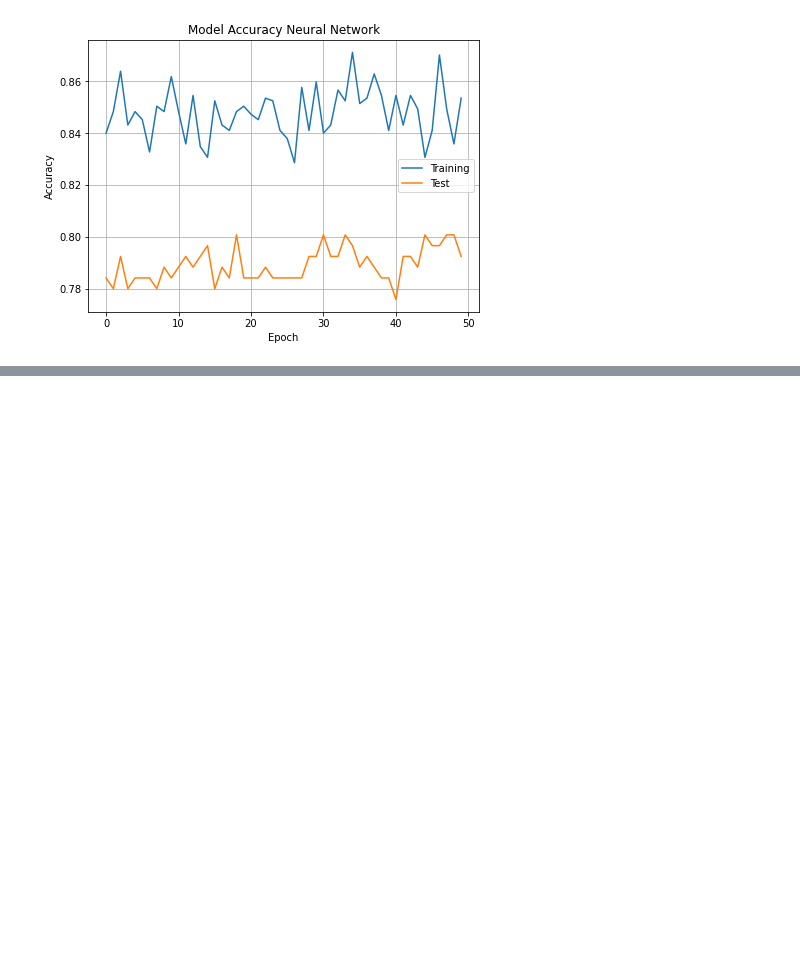
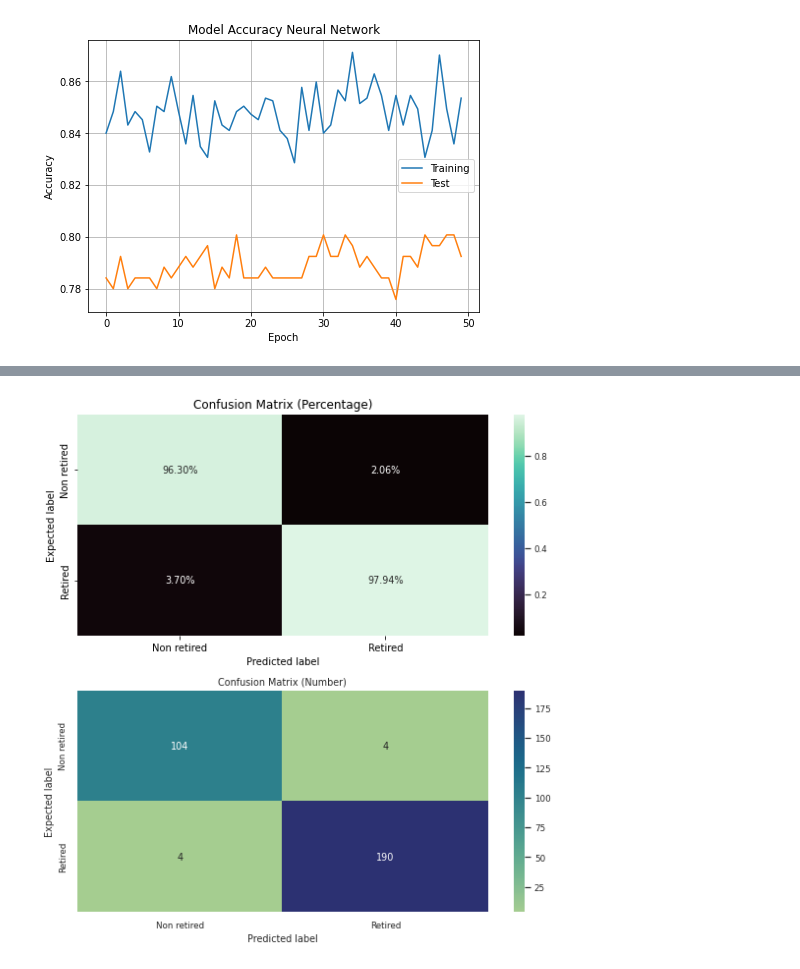
Before and after one commit to SolemnShark871/Churn, a Jupyter notebook: NN_model.ipynb, the cells around one changed output, grey strips where cells are left out. Saved outputs shown, nothing was run; the diff lists cells and outputs as text; code cells hidden in the pictures; blank space fills up the shorter version.

```diff
--- a/NN_model.ipynb
+++ b/NN_model.ipynb
@@ -367,0 +409,13 @@ ax.grid()
+# %%
+labels = [0, 1]
+import seaborn as sn
+
+y_predict = np.round(model_f.predict(X_test.values))
+report = classification_report(y_test.values, y_predict, zero_division = 0, output_dict = True, labels = labels)
+df_report = pd.DataFrame.from_dict(report, orient = 'columns').T
+df_report.rename(index = {'0': 'non retired', '1': 'retired'}, inplace = True)
+cmap = sn.color_palette('mako', as_cmap = True)
+df_image = df_report.style.background_gradient(cmap = cmap)
+df_image
+#dfi.export(df_image, RESULTS_PATH + 'classification_report.png')
+#df_report[['precision', 'recall', 'f1-score']].style.applymap(lambda v: 'background: green' if (v > 0.5) else '')
@@ -367,0 +429,34 @@ ax.grid()
+# %%
+# Confusion matrix plot
+#y_predict = np.zeros(y_predicted.shape[0])
+#for i in range(y_predicted.shape[0]):
+#    y_predict[i] = y_predicted[i,:].argmax()
+
+y_expect = y_test.values
+labels = [0, 1]
+str_labels = ['Non retired', 'Retired']
+cm = confusion_matrix(y_expect, y_predict, labels = labels)
+df_cm = pd.DataFrame(cm, index = str_labels, columns = str_labels)
+
+fig = plt.figure(figsize = (8, 8))
+ax = fig.add_subplot(2, 1, 1)
+ax.set_title('Confusion Matrix (Percentage)')
+sn.set(font_scale = 0.8)
+percentage = df_cm/df_cm.sum()
+ax = sn.heatmap(percentage.replace(np.nan, 0), annot = True, fmt = '.2%', cmap = 'mako')
+ax.set_xlabel('Predicted label')
+ax.set_ylabel('Expected label')
+
+ax = fig.add_subplot(2, 1, 2)
+ax.set_title('Confusion Matrix (Number)')
+ax = sn.heatmap(df_cm, annot = True, fmt = 'd', cmap = 'crest')
+ax.set_xlabel('Predicted label')
+ax.set_ylabel('Expected label')
+fig.tight_layout()
+plt.show()
+
+#ax.figure.savefig(RESULTS_PATH + 'confusionMatrix1.png')
+#disp = ConfusionMatrixDisplay(confusion_matrix = cm, display_labels = labels)
+#disp.plot()
+# %% [output]
+[figure, added]
```
Also changed, not shown: parts of 6 cells of this notebook.
